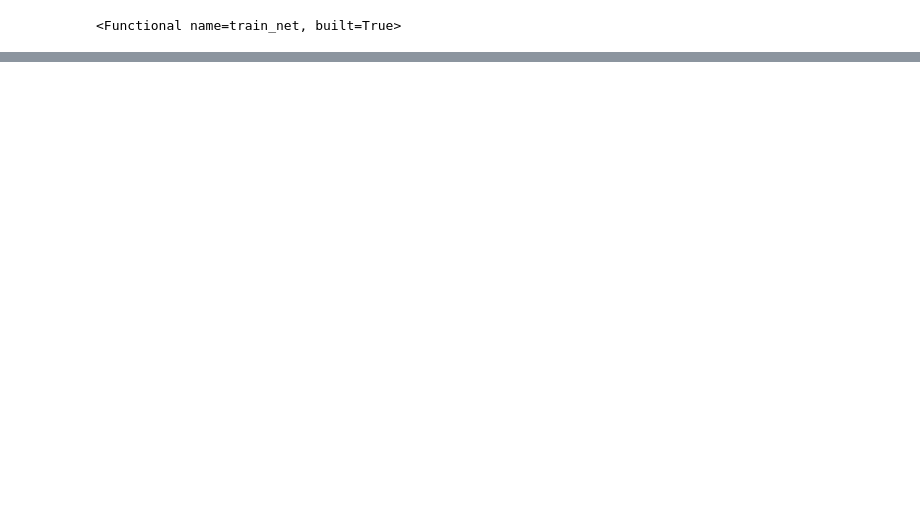
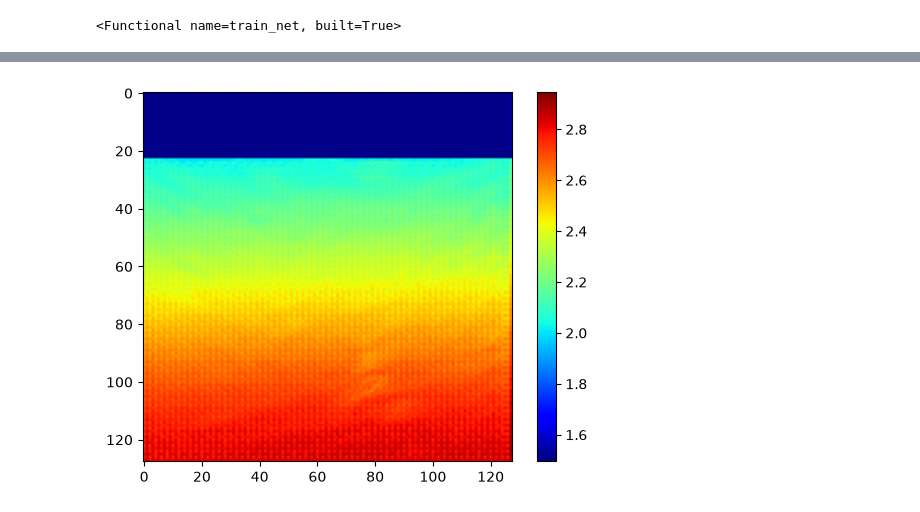
Before and after one commit to alphanumeric-username/geod67-project, a Jupyter notebook: fwi.ipynb, the cells around one changed output, grey strips where cells are left out. Saved outputs shown, nothing was run; the diff lists cells and outputs as text; code cells hidden in the pictures; blank space fills up the shorter version.

```diff
--- a/fwi.ipynb
+++ b/fwi.ipynb
@@ -163,2 +186,4 @@ dm = migmap(zeta)
 # %%
-dm
+plot_image(denormalize(dm + m_0).numpy())
+# %% [output]
+[figure, added]
```
Also changed, not shown: parts of 12 cells of this notebook, 4 other files.
